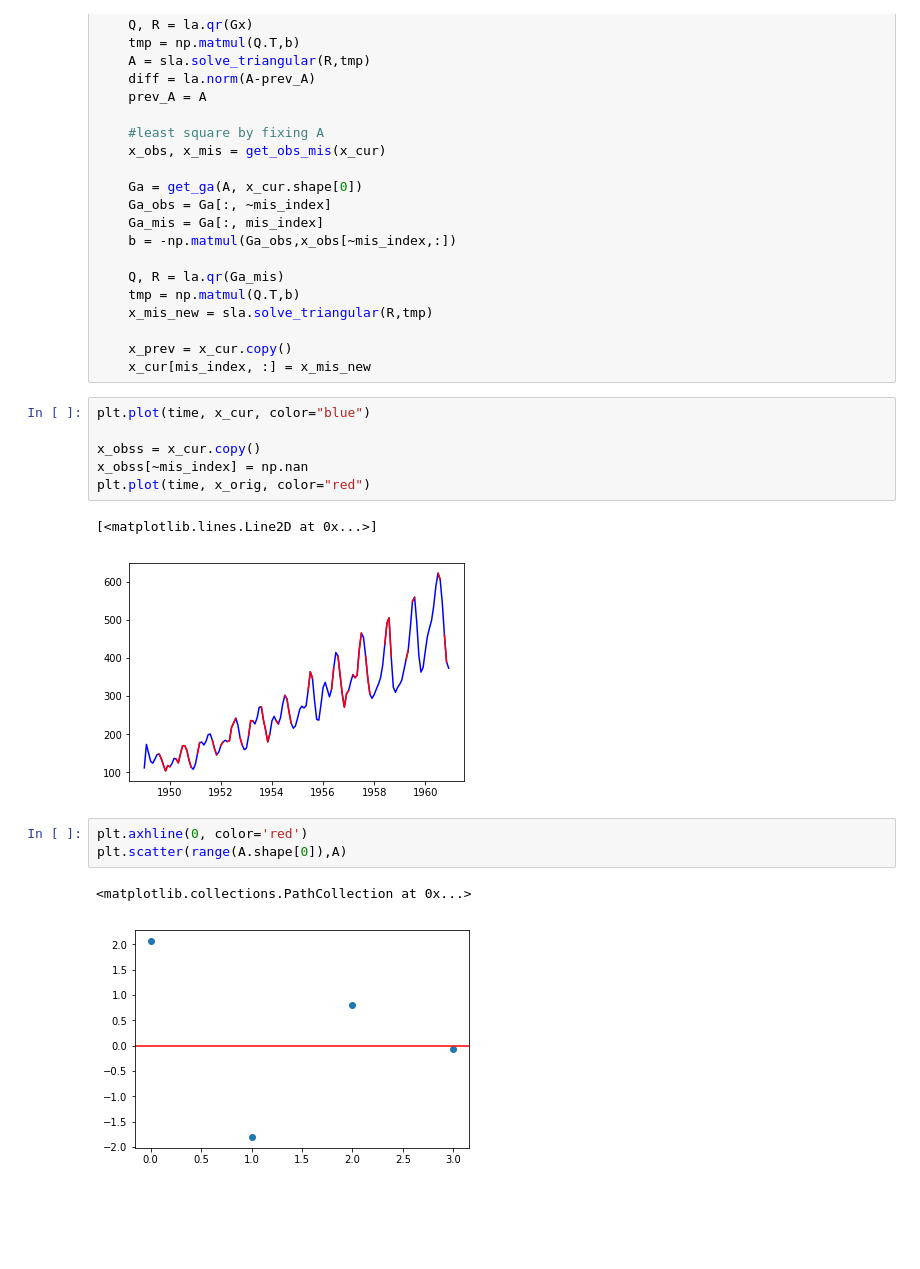
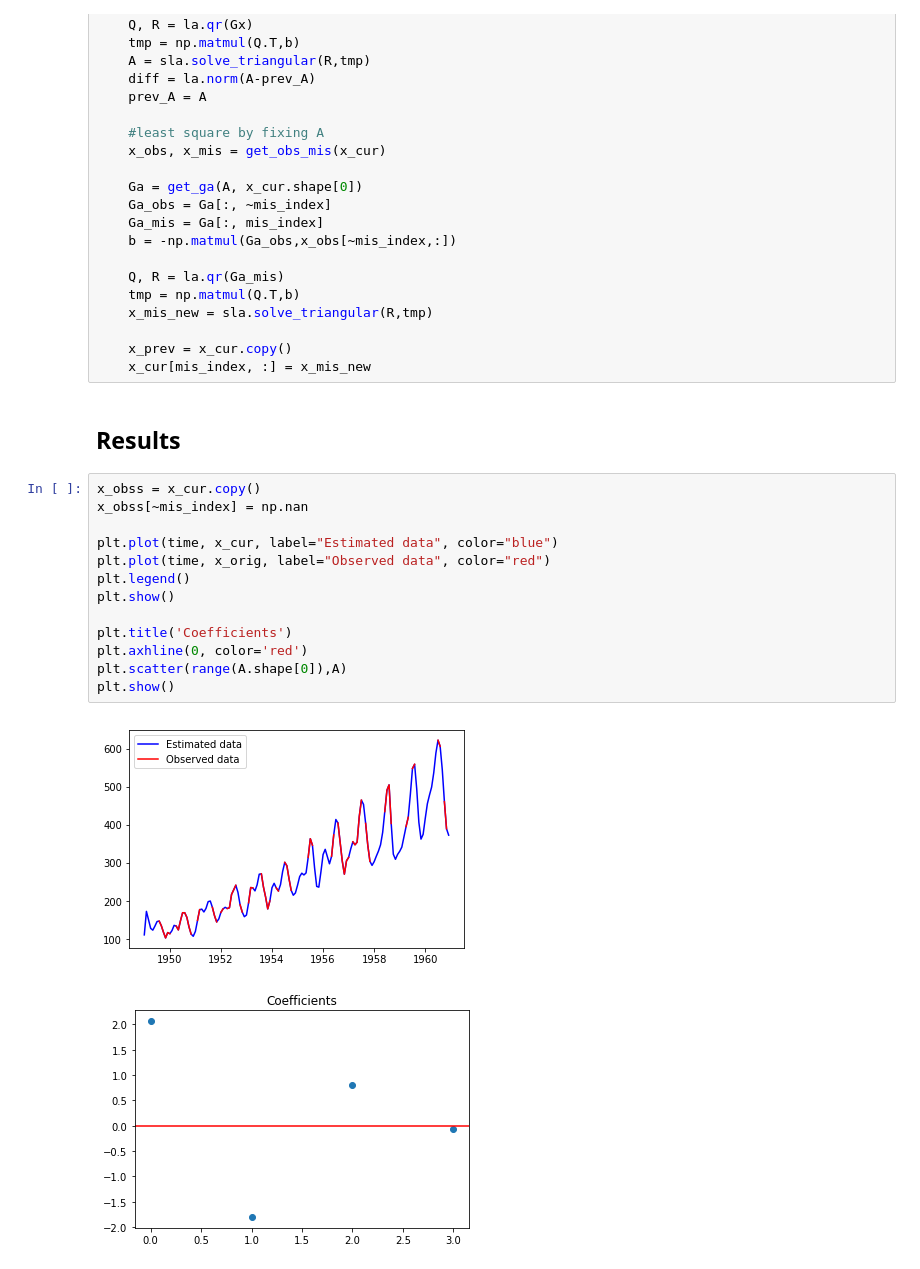
Before and after one commit to CMPE482-Spring2017-Bogazici/FinalProjects, a Jupyter notebook: Project1.ipynb, the cells around one changed output. Cells and saved outputs as stored; diff of their text form; blank space fills up the shorter version.

```diff
--- a/Project1.ipynb
+++ b/Project1.ipynb
@@ -125,18 +143,21 @@ while diff > threshold:
 
     x_prev = x_cur.copy()
     x_cur[mis_index, :] = x_mis_new
-# %%
-plt.plot(time, x_cur, color="blue")
-
-x_obss = x_cur.copy()
-x_obss[~mis_index] = np.nan
-plt.plot(time, x_orig, color="red")
-# %% [output]
-[<matplotlib.lines.Line2D at 0x...>]
-[figure, removed]
-# %%
-plt.axhline(0, color='red')
-plt.scatter(range(A.shape[0]),A)
-# %% [output]
-<matplotlib.collections.PathCollection at 0x...>
-[figure, removed]
+# %% [markdown]
+## Results
+# %%
+x_obss = x_cur.copy()
+x_obss[~mis_index] = np.nan
+
+plt.plot(time, x_cur, label="Estimated data", color="blue")
+plt.plot(time, x_orig, label="Observed data", color="red")
+plt.legend()
+plt.show()
+
+plt.title('Coefficients')
+plt.axhline(0, color='red')
+plt.scatter(range(A.shape[0]),A)
+plt.show()
+# %% [output]
+[figure, added]
+[figure, added]
```
Also changed, not shown: parts of 7 cells of this notebook, 1 other file.
